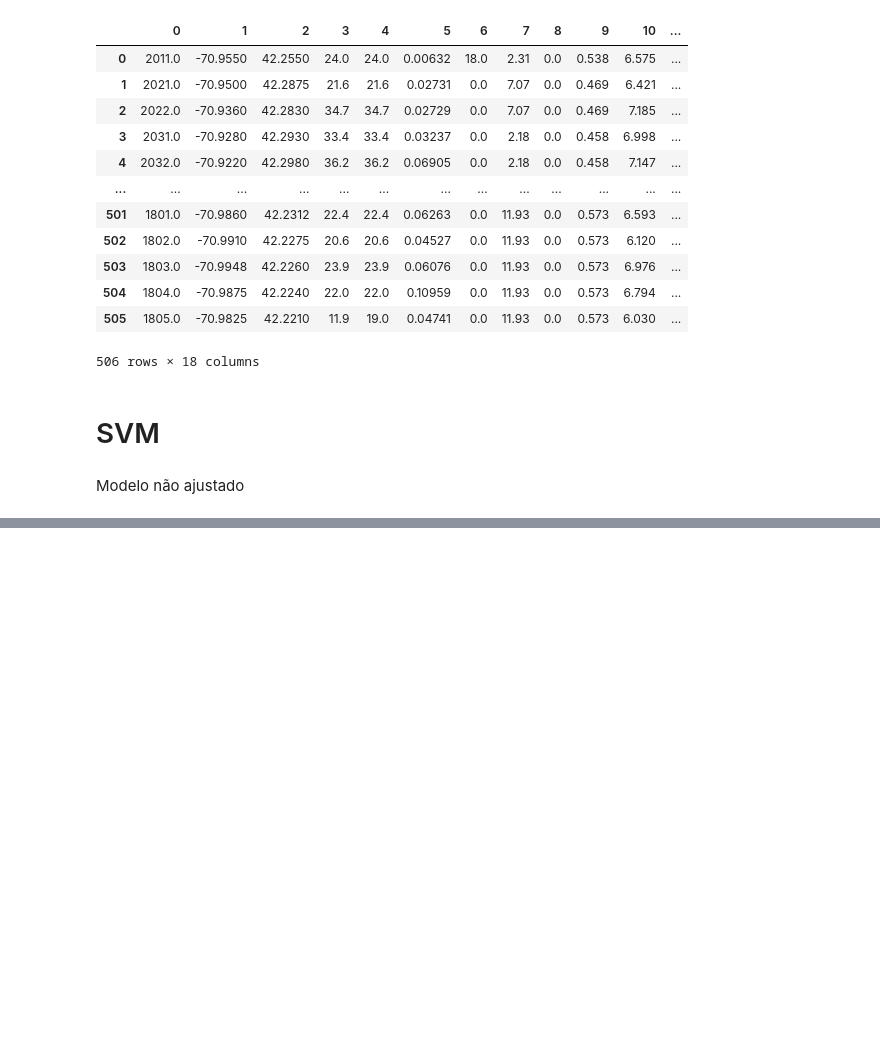
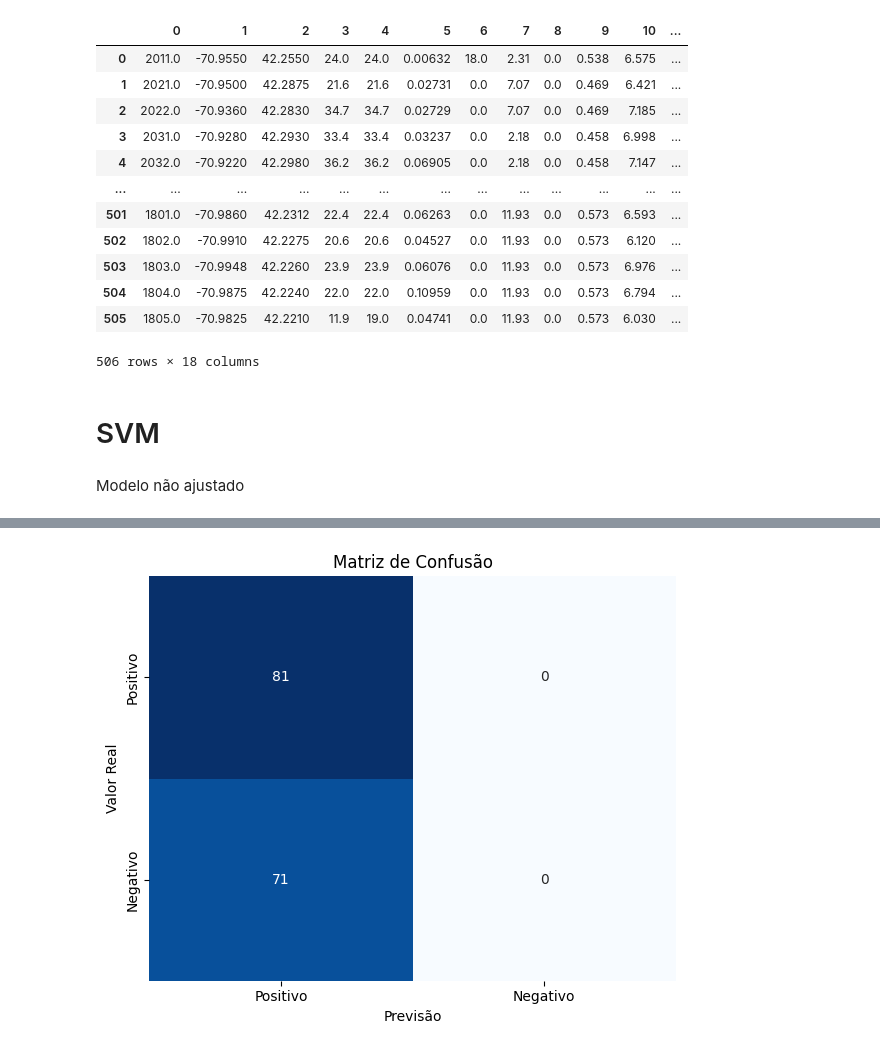
Before and after one commit to J0hnV1ct0r/Rpad, a Jupyter notebook: Classificação_tree_svm.ipynb, the cells around one changed output, grey strips where cells are left out. Drawn from its saved outputs; the diff is of its cells as text; code cells hidden in the pictures; blank space fills up the shorter version.

```diff
--- a/Classificação_tree_svm.ipynb
+++ b/Classificação_tree_svm.ipynb
@@ -102,7 +111,7 @@ norm_Tsx=norm.normalize(X_test)
 Modelo não ajustado
 # %%
 # Treinamento
-svm_rbf = SVC(kernel='rbf', C=1.0, gamma='scale', random_state=42)
+svm_rbf = SVC(kernel='rbf', C=1.0, gamma=2, random_state=42)
 svm_rbf.fit(norm_Trx, y_train)
 
 # Predição
@@ -116,13 +125,13 @@ TN = 0  # Verdadeiro Negativo
 
 indices = list(range(len(y_pred)))
 for i in indices:
-    if y_test['y'][i] == 1 and y_pred[i] == 1:
+    if y_test[i] == 1 and y_pred[i] == 1:
         TP += 1
-    elif y_test['y'][i] == 0 and y_pred[i] == 0:
+    elif y_test[i] == 0 and y_pred[i] == 0:
         TN += 1
-    elif y_test['y'][i] == 0 and y_pred[i] == 1:
+    elif y_test[i] == 0 and y_pred[i] == 1:
         FP += 1
-    elif y_test['y'][i] == 1 and y_pred[i] == 0:
+    elif y_test[i] == 1 and y_pred[i] == 0:
         FN += 1
 
 matriz_confusao = np.array([[TP, FN],
@@ -171,0 +223,2 @@ f1-score do modelo:  0.8695652173913043
+# %%
+optuna.logging.set_verbosity(optuna.logging.WARNING)
@@ -171,0 +240,3 @@ f1-score do modelo:  0.8695652173913043
+# %%
+opturne = optuna.create_study(direction='maximize')
+opturne.optimize(objective, n_trials=50, n_jobs=-1)
@@ -171,0 +331,64 @@ f1-score do modelo:  0.8695652173913043
+# %%
+# Treinamento
+best=opturne.best_params
+svm_rbf = SVC(kernel='rbf', C=best['C'], gamma=best['gamma'], random_state=42)
+svm_rbf.fit(norm_Trx, y_train)
+
+# Predição
+y_pred = svm_rbf.predict(norm_Tsx)
+
+TP = 0  # Verdadeiro Positivo
+FN = 0  # Falso Negativo
+FP = 0  # Falso Positivo
+TN = 0  # Verdadeiro Negativo
+
+
+indices = list(range(len(y_pred)))
+for i in indices:
+    if y_test[i] == 1 and y_pred[i] == 1:
+        TP += 1
+    elif y_test[i] == 0 and y_pred[i] == 0:
+        TN += 1
+    elif y_test[i] == 0 and y_pred[i] == 1:
+        FP += 1
+    elif y_test[i] == 1 and y_pred[i] == 0:
+        FN += 1
+
+matriz_confusao = np.array([[TP, FN],
+                            [FP, TN]])
+print("/////////////////////////////////////////////////")
+
+# Calculo da acuracia
+acuracia = (TP + TN) / len(y_test)
+print("acuracia do modelo: ",acuracia)
+
+
+# Calculo da revocação
+revocacao = TP / (TP + FN)
+print("revocação do modelo: ",revocacao)
+
+# Calculando a precisão
+precisao = TP / (TP + FP)
+print("precisao do modelo: ",precisao)
+
+# Calculando f1-score
+f1_score = 2 * (precisao * revocacao) / (precisao + revocacao)
+print("f1-score do modelo: ",f1_score)
+
+# Criar o gráfico
+plt.figure(figsize=(6, 5))
+ax = sns.heatmap(matriz_confusao, annot=True, fmt="d", cmap="Blues", cbar=False)
+
+# Configurações do gráfico
+ax.set_title("Matriz de Confusão")
+ax.set_xlabel("Previsão")
+ax.set_ylabel("Valor Real")
+
+# Adicionando rótulos aos eixos
+ax.xaxis.set_ticklabels(["Positivo", "Negativo"])
+ax.yaxis.set_ticklabels(["Positivo", "Negativo"])
+
+# Exibir o gráfico
+plt.tight_layout()
+plt.show()
+# %% [output]
@@ -171,0 +400 @@ f1-score do modelo:  0.8695652173913043
+[figure, added]
```
Also changed, not shown: parts of 20 cells of this notebook.
